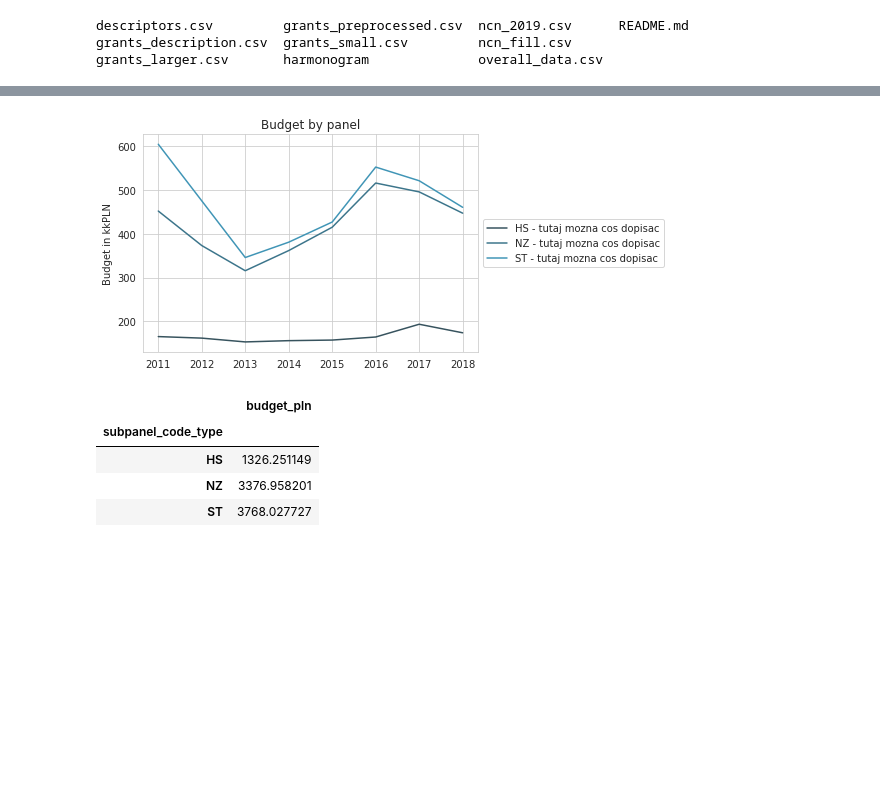
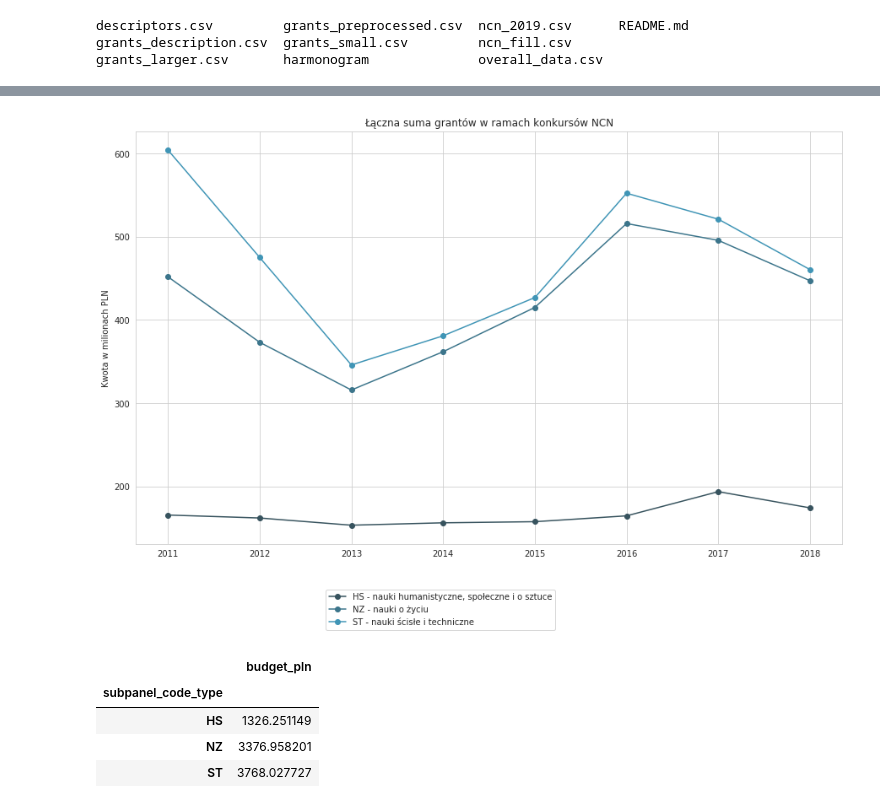
Before and after one commit to kolodziejczykjakub/ncn-grants, a Jupyter notebook: plots.ipynb, the cells around one changed output, grey strips where cells are left out. Saved outputs shown, nothing was run; the diff lists cells and outputs as text; code cells hidden in the pictures; blank space fills up the shorter version.

```diff
--- a/plots.ipynb
+++ b/plots.ipynb
@@ -44,17 +42,26 @@ plt.figure(figsize=(2, 13))
+# %%
+typ_konkursu = {
+        "HS" : "nauki humanistyczne, społeczne i o sztuce",
+        "ST" : "nauki ścisłe i techniczne",
+        "NZ" : "nauki o życiu"
+}
 # %%
 bottom = plot1_data.loc[plot1_data.subpanel_code_type == 'ST', 'budget_pln'] * 0
 bottom = np.array(bottom)
 
+
+plt.figure(figsize=(15, 9))
 for panel in list(plot1_data.subpanel_code_type.unique()):
 
     df = plot1_data.loc[plot1_data.subpanel_code_type == panel, :]
-    plt.bar(df.year, df.budget_pln , bottom = bottom, label=panel + " - tutaj mozna cos dopisac")
+    plt.bar(df.year, df.budget_pln , bottom = bottom, label=panel + " - " + str(typ_konkursu[panel]))
     bottom += np.array(df.budget_pln)
 
-    plt.ylabel('Budget in kkPLN')
+    plt.ylabel('Kwota w milionach PLN')
 
 plt.title('Budget by panel')
-plt.legend(loc='center left', bbox_to_anchor=(1, 0.5))
+plt.legend(bbox_to_anchor=(0.6, -0.1))
 
+plt.savefig('./plots/verticalbarchart.png')
 plt.show()
 # %% [output]
@@ -62,17 +69,21 @@ plt.show()
 # %%
+plt.figure(figsize=(15, 9))
+
 for panel in list(plot1_data.subpanel_code_type.unique()):
 
     df = plot1_data.loc[plot1_data.subpanel_code_type == panel, :]
-    plt.plot(df.year, df.budget_pln, label=panel + " - tutaj mozna cos dopisac")
+    plt.plot(df.year, df.budget_pln,
+             label=panel + " - " + str(typ_konkursu[panel]),
+             marker='o')
+    plt.ylabel('Kwota w milionach PLN')
 
-    plt.ylabel('Budget in kkPLN')
+plt.title('Łączna suma grantów w ramach konkursów NCN')
+plt.legend(bbox_to_anchor=(0.6, -0.1))
 
-plt.title('Budget by panel')
-plt.legend(loc='center left', bbox_to_anchor=(1, 0.5))
-
+plt.savefig('./plots/lineplot.png')
 plt.show()
 # %% [output]
-[figure, old version]
+[figure, new version]
 # %%
 plot1_data.groupby('subpanel_code_type').sum()
 # %% [output]
```
Also changed, not shown: parts of 7 cells of this notebook, 4 other files.
